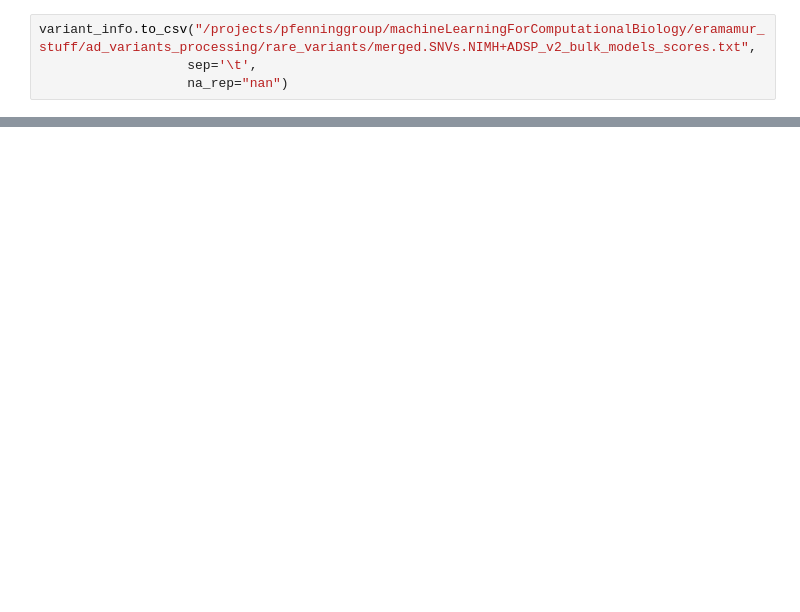
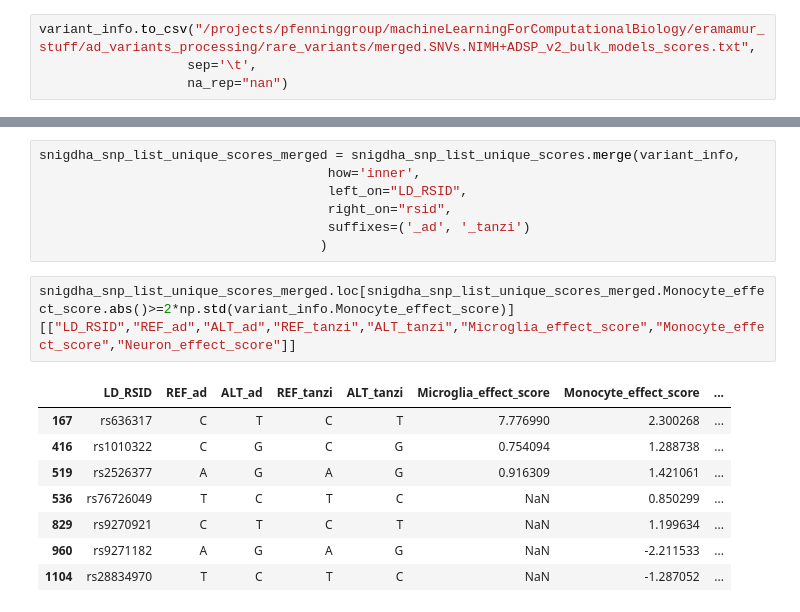
Before and after one commit to pfenninglab/ad_variants, a Jupyter notebook: tanzi_variants_construct_distribution_of_scores.ipynb, the cells around one changed output, grey strips where cells are left out. Saved outputs shown, nothing was run; the diff lists cells and outputs as text; blank space fills up the shorter version.

```diff
--- a/tanzi_variants_construct_distribution_of_scores.ipynb
+++ b/tanzi_variants_construct_distribution_of_scores.ipynb
@@ -286,0 +301,18 @@ variant_info.to_csv("/projects/pfenninggroup/machineLearningForComputationalBiol
+# %%
+snigdha_snp_list_unique_scores_merged = snigdha_snp_list_unique_scores.merge(variant_info,
+                                     how='inner',
+                                     left_on="LD_RSID",
+                                     right_on="rsid",
+                                     suffixes=('_ad', '_tanzi')
+                                    )
+# %%
+snigdha_snp_list_unique_scores_merged.loc[snigdha_snp_list_unique_scores_merged.Monocyte_effect_score.abs()>=2*np.std(variant_info.Monocyte_effect_score)][["LD_RSID","REF_ad","ALT_ad","REF_tanzi","ALT_tanzi","Microglia_effect_score","Monocyte_effect_score","Neuron_effect_score"]]
+# %% [output]
+|  | LD_RSID | REF_ad | ALT_ad | REF_tanzi | ALT_tanzi | Microglia_effect_score | Monocyte_effect_score | ... |
+| 167 | rs636317 | C | T | C | T | 7.776990 | 2.300268 | ... |
+| 416 | rs1010322 | C | G | C | G | 0.754094 | 1.288738 | ... |
+| 519 | rs2526377 | A | G | A | G | 0.916309 | 1.421061 | ... |
+| 536 | rs76726049 | T | C | T | C | NaN | 0.850299 | ... |
+| 829 | rs9270921 | C | T | C | T | NaN | 1.199634 | ... |
+| 960 | rs9271182 | A | G | A | G | NaN | -2.211533 | ... |
+| 1104 | rs28834970 | T | C | T | C | NaN | -1.287052 | ... |
```
Also changed, not shown: parts of 9 cells of this notebook.
